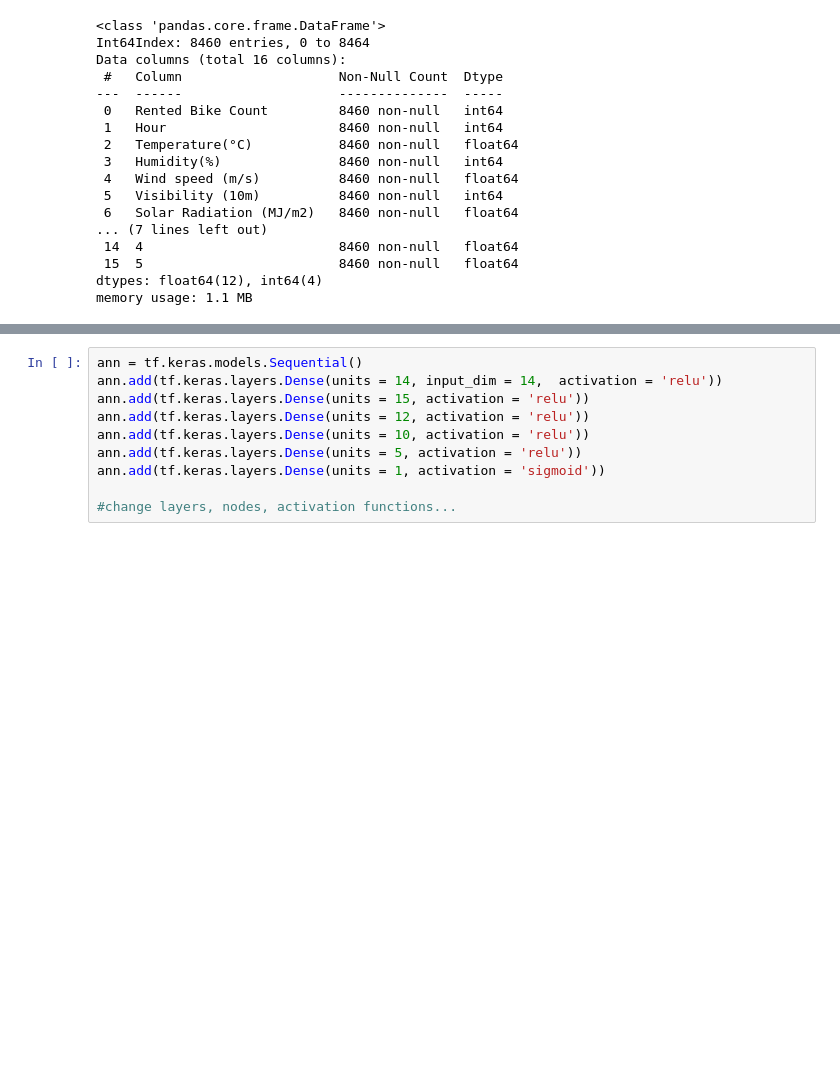
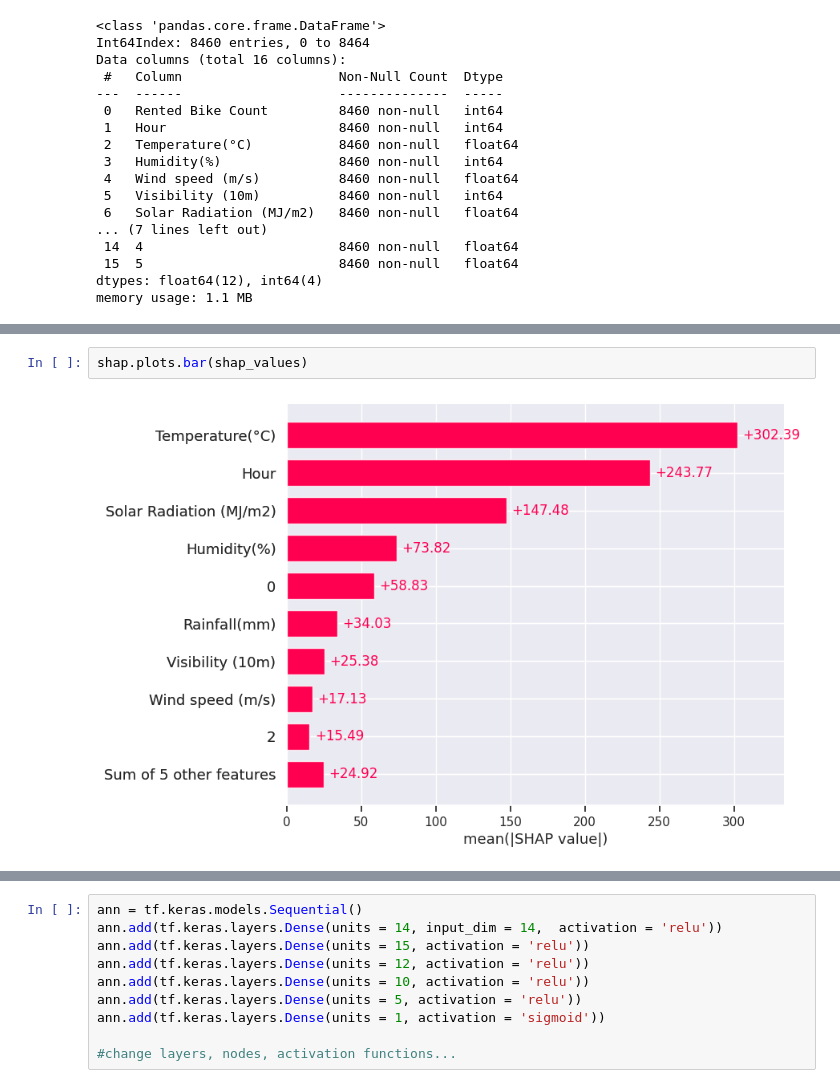
Before and after one commit to JyotsnaAmbekar/Seoul-Bike-Sharing-Data, a Jupyter notebook: ML_Assignment3_PythonCode_Jyotsna.ipynb, the cells around one changed output, grey strips where cells are left out. Cells and saved outputs as stored; diff of their text form; blank space fills up the shorter version.

```diff
--- a/ML_Assignment3_PythonCode_Jyotsna.ipynb
+++ b/ML_Assignment3_PythonCode_Jyotsna.ipynb
@@ -132,0 +317,4 @@ x_test = sc.transform(x_test)
+# %%
+shap.plots.bar(shap_values)
+# %% [output]
+[figure, added]
```
Also changed, not shown: parts of 17 cells of this notebook.
